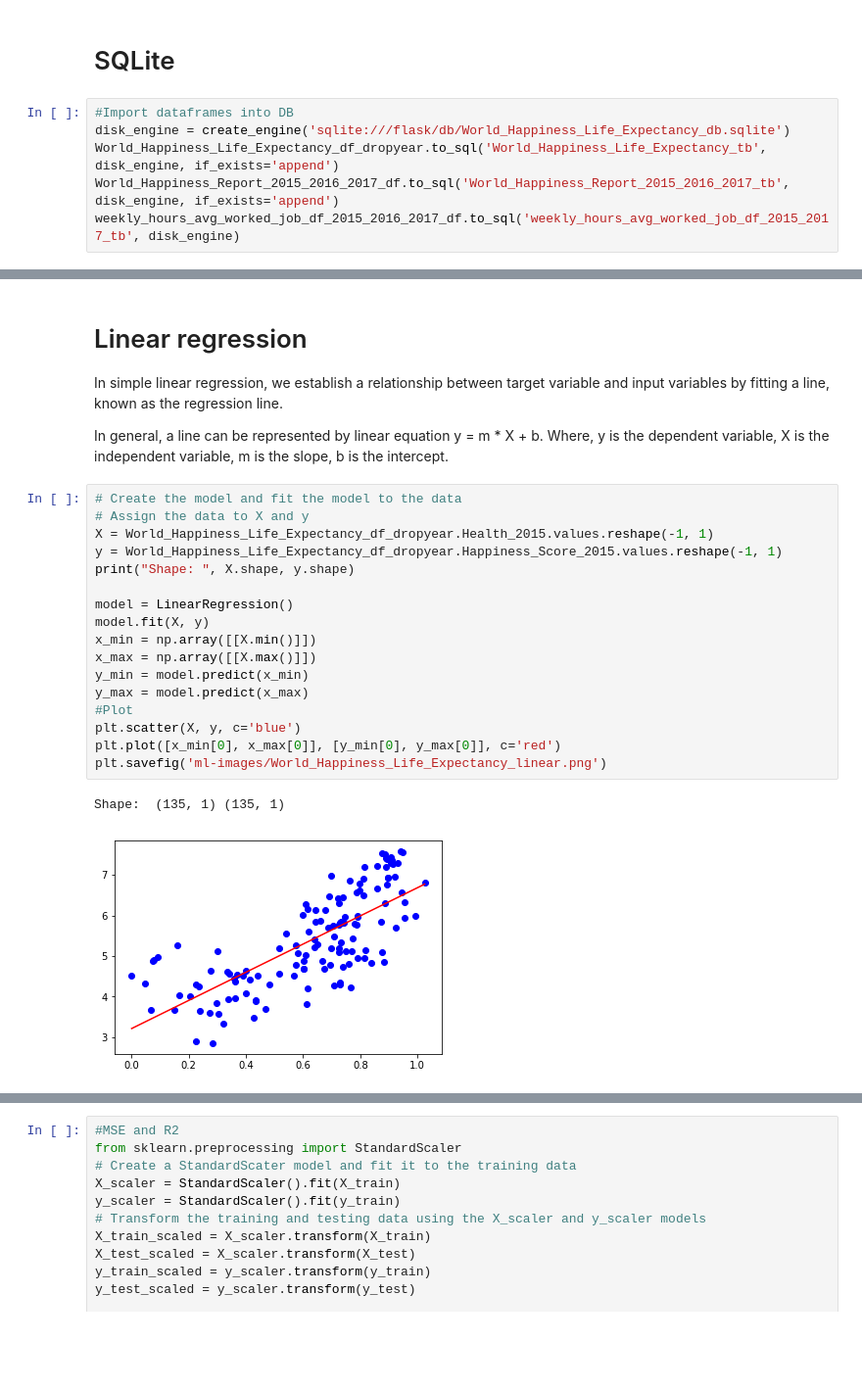
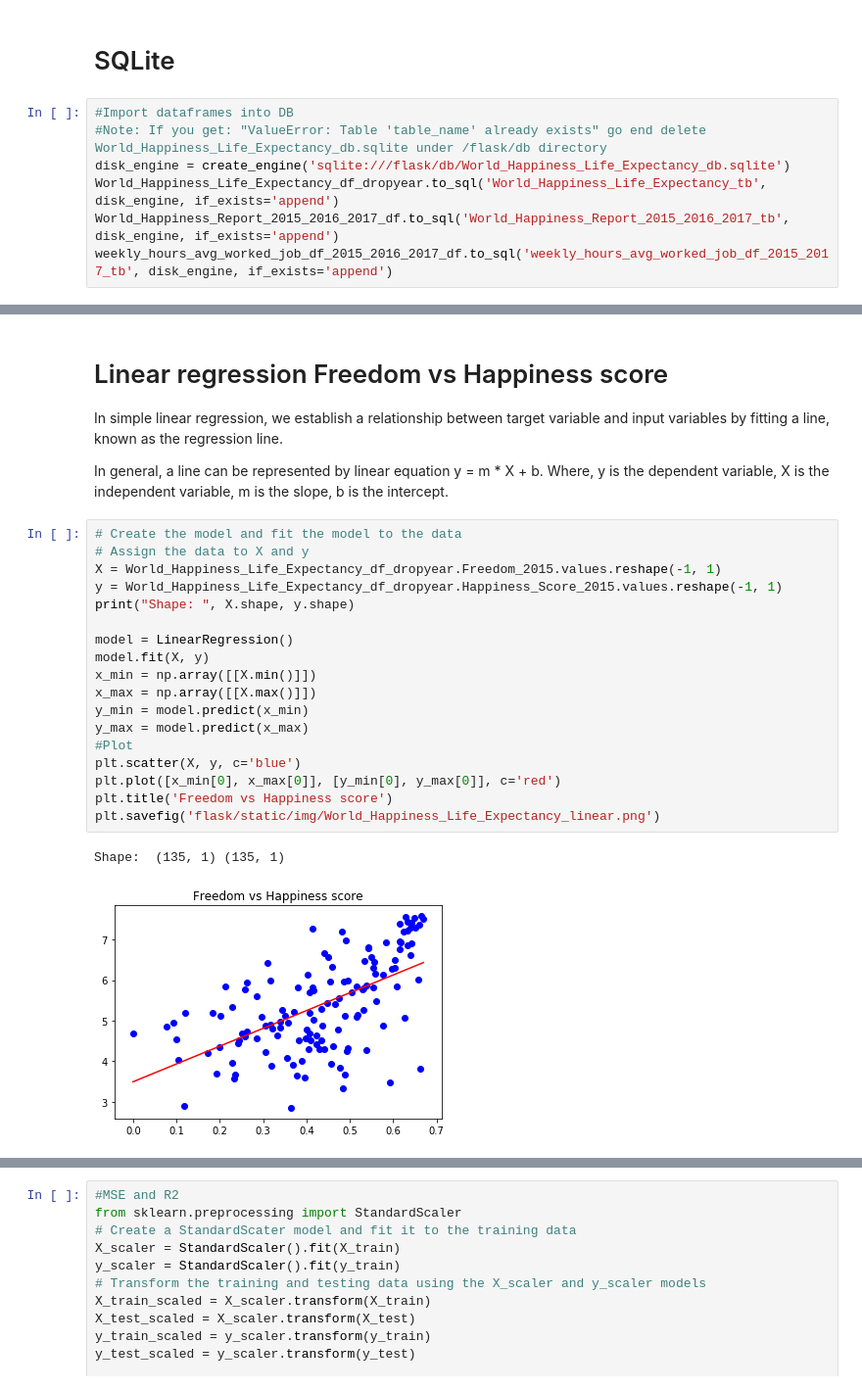
Before and after one commit to xliu510/Happiness, a Jupyter notebook: Import-export-clean-data.ipynb, the cells around one changed output, grey strips where cells are left out. Shown at 98% size. Saved outputs shown, nothing was run; the diff lists cells and outputs as text; blank space fills up the shorter version.

Commit message:
updated Import-export-clean-data* and added images to flask/static/img

```diff
--- a/Import-export-clean-data.ipynb
+++ b/Import-export-clean-data.ipynb
@@ -132,10 +132,11 @@ See the caveats in the documentation: http://pandas.pydata.org/pandas-docs/stabl
 # SQLite
 # %%
 #Import dataframes into DB
+#Note: If you get: "ValueError: Table 'table_name' already exists" go end delete World_Happiness_Life_Expectancy_db.sqlite under /flask/db directory
 disk_engine = create_engine('sqlite:///flask/db/World_Happiness_Life_Expectancy_db.sqlite')
 World_Happiness_Life_Expectancy_df_dropyear.to_sql('World_Happiness_Life_Expectancy_tb', disk_engine, if_exists='append')
 World_Happiness_Report_2015_2016_2017_df.to_sql('World_Happiness_Report_2015_2016_2017_tb', disk_engine, if_exists='append')
-weekly_hours_avg_worked_job_df_2015_2016_2017_df.to_sql('weekly_hours_avg_worked_job_df_2015_2017_tb', disk_engine)
+weekly_hours_avg_worked_job_df_2015_2016_2017_df.to_sql('weekly_hours_avg_worked_job_df_2015_2017_tb', disk_engine, if_exists='append')
 # %%
 #Select from sql lite
 df_sql_select_example = pd.read_sql_query('SELECT * FROM weekly_hours_avg_worked_job_df_2015_2017_tb',disk_engine)
@@ -148,28 +149,29 @@ df_sql_select_example.head()
 | 3 | 33 | Australia | All persons | 15 to 24 | Dependent employment | Part-time employment | Annual | 2017 | HOUR | ... |
 | 4 | 49 | Australia | All persons | 15 to 24 | Dependent employment | Total declared employment | Annual | 2016 | HOUR | ... |
 # %% [markdown]
-# Linear regression
+# Linear regression Freedom vs Happiness score
 In simple linear regression, we establish a relationship between target variable and input variables by fitting a line, known as the regression line.
 
 In general, a line can be represented by linear equation y = m * X + b. Where, y is the dependent variable, X is the independent variable, m is the slope, b is the intercept.
 # %%
 # Create the model and fit the model to the data
 # Assign the data to X and y
-X = World_Happiness_Life_Expectancy_df_dropyear.Health_2015.values.reshape(-1, 1)
+X = World_Happiness_Life_Expectancy_df_dropyear.Freedom_2015.values.reshape(-1, 1)
 y = World_Happiness_Life_Expectancy_df_dropyear.Happiness_Score_2015.values.reshape(-1, 1)
 print("Shape: ", X.shape, y.shape)
 
 model = LinearRegression()
 model.fit(X, y)
 x_min = np.array([[X.min()]])
 x_max = np.array([[X.max()]])
 y_min = model.predict(x_min)
 y_max = model.predict(x_max)
 #Plot
 plt.scatter(X, y, c='blue')
 plt.plot([x_min[0], x_max[0]], [y_min[0], y_max[0]], c='red')
-plt.savefig('ml-images/World_Happiness_Life_Expectancy_linear.png')
+plt.title('Freedom vs Happiness score')
+plt.savefig('flask/static/img/World_Happiness_Life_Expectancy_linear.png')
 # %% [output]
 Shape:  (135, 1) (135, 1)
-[figure, old version]
+[figure, new version]
 # %% [markdown]
```
Also changed, not shown: parts of 9 cells of this notebook, 14 other files.
